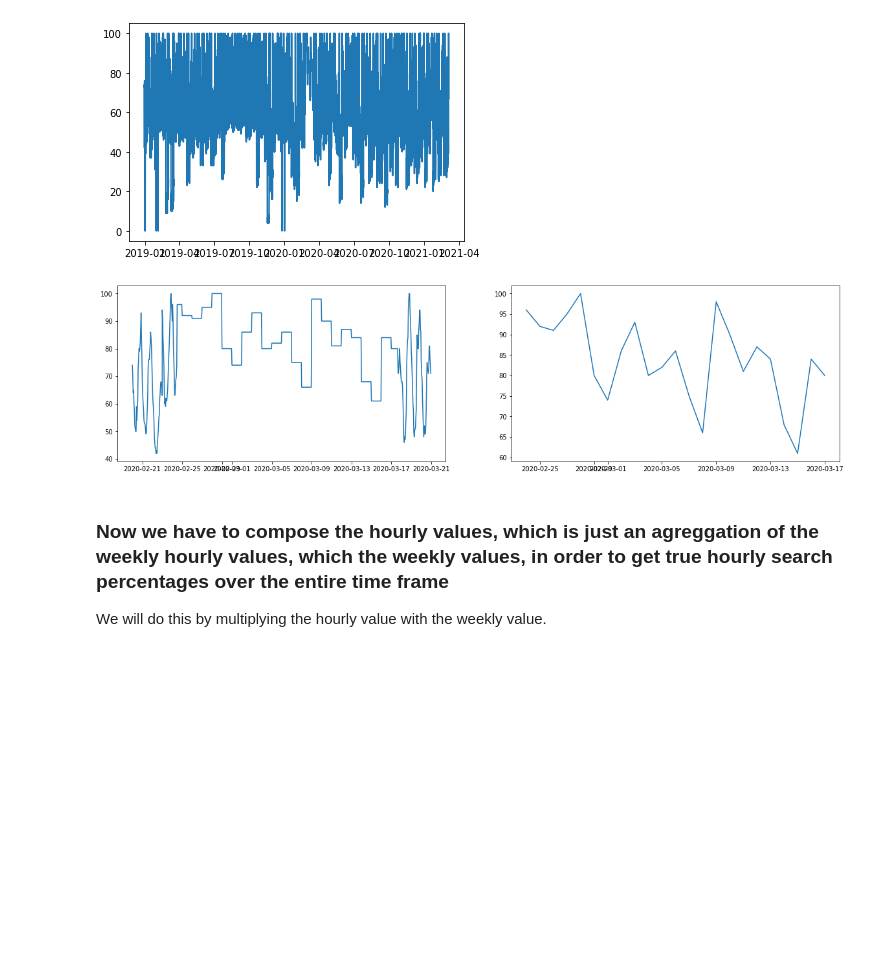
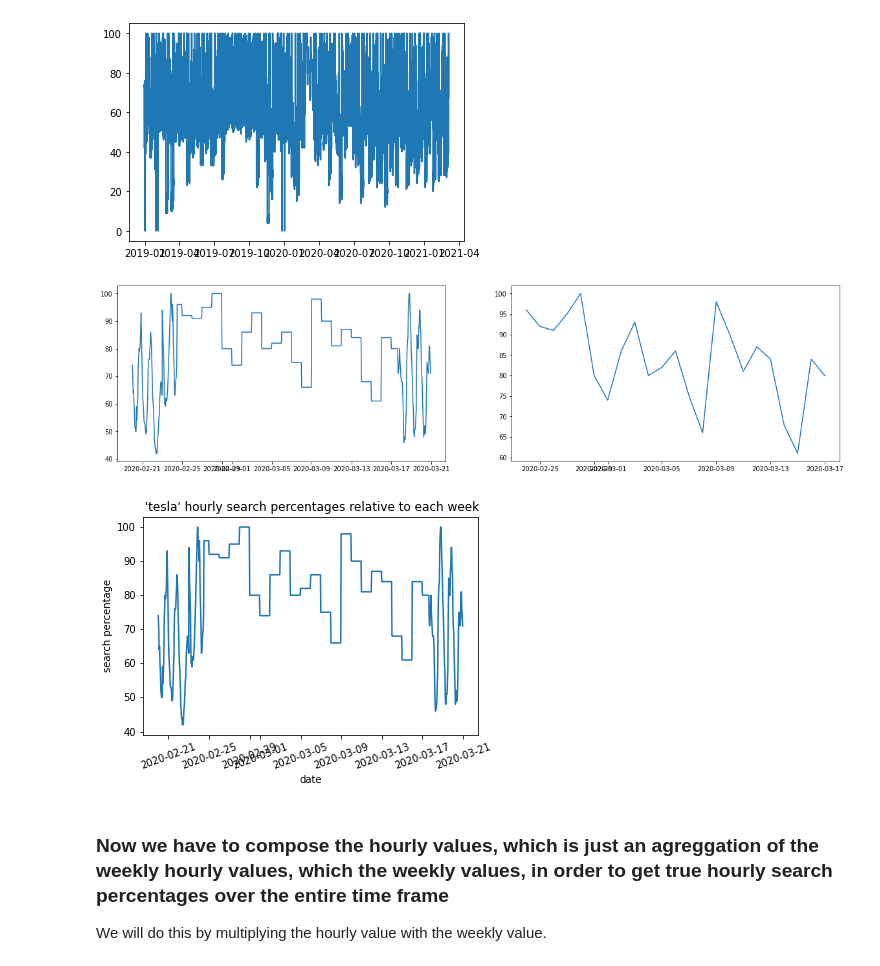
Before and after one commit to Sekarski/MasterThesis, a Jupyter notebook: exploration/preprocessing.ipynb, the cells around one changed output. Cells and saved outputs as stored; diff of their text form; code cells hidden in the pictures; blank space fills up the shorter version.

```diff
--- a/exploration/preprocessing.ipynb
+++ b/exploration/preprocessing.ipynb
@@ -182,10 +194,22 @@ plt.plot(new_h)
 # %%
 fig, axs = plt.subplots(1,2,figsize=(20,5))
 axs[0].plot(new_h['tesla']['2020-02-20':'2020-03-20'])
 axs[1].plot(tesla_trend_d['tesla'])
 plt.show()
+
+plt.plot(new_h['tesla']['2020-02-20':'2020-03-20'])
+plt.xlabel("date")
+plt.xticks(rotation=20)
+plt.ylabel("search percentage")
+plt.title(" 'tesla' hourly search percentages relative to each week")
+
+img_GT_tesla_probarea = "../report/img/img_GT_tesla_probarea.pdf"
+plt.savefig(img_GT_tesla_probarea,bbox_inches="tight")
+
+plt.show()
 # %% [output]
 [figure]
+[figure, added]
 # %% [markdown]
 ### Now we have to compose the hourly values, which is just an agreggation of the weekly hourly values, which the weekly values, in order to get true hourly search percentages over the entire time frame
 
```
Also changed, not shown: parts of 4 cells of this notebook, 9 other files.
